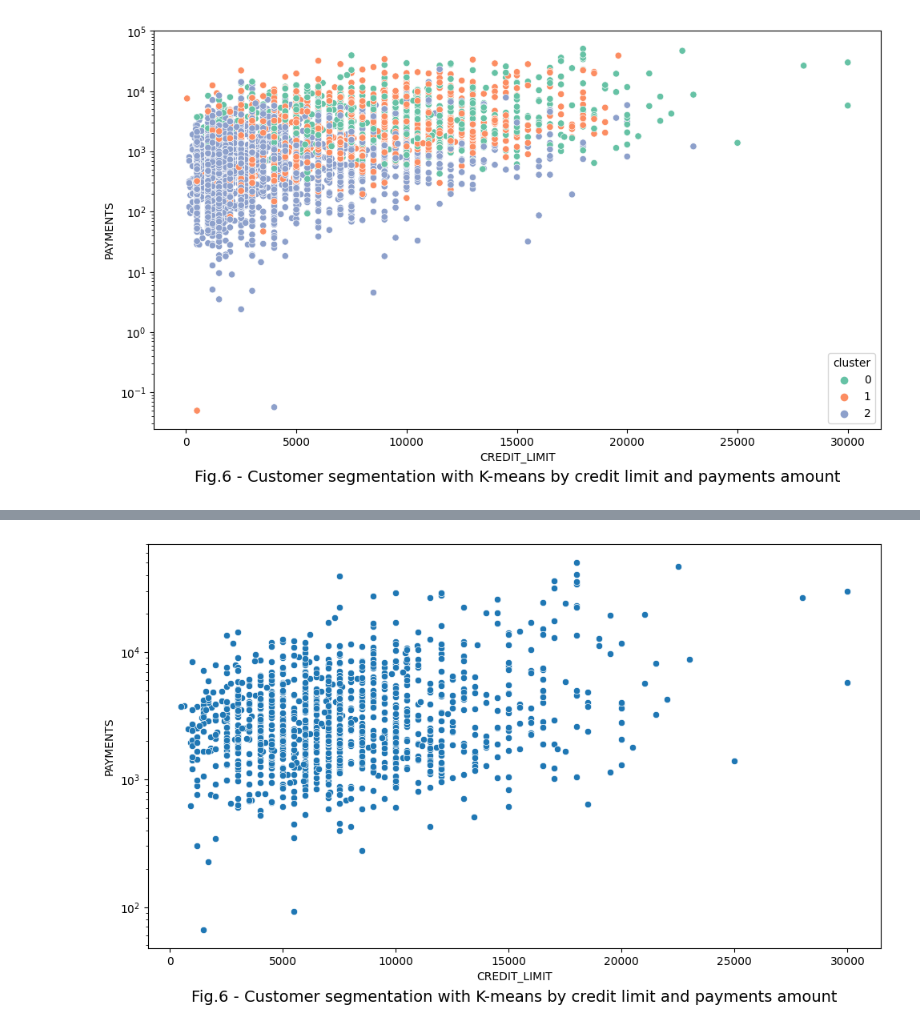
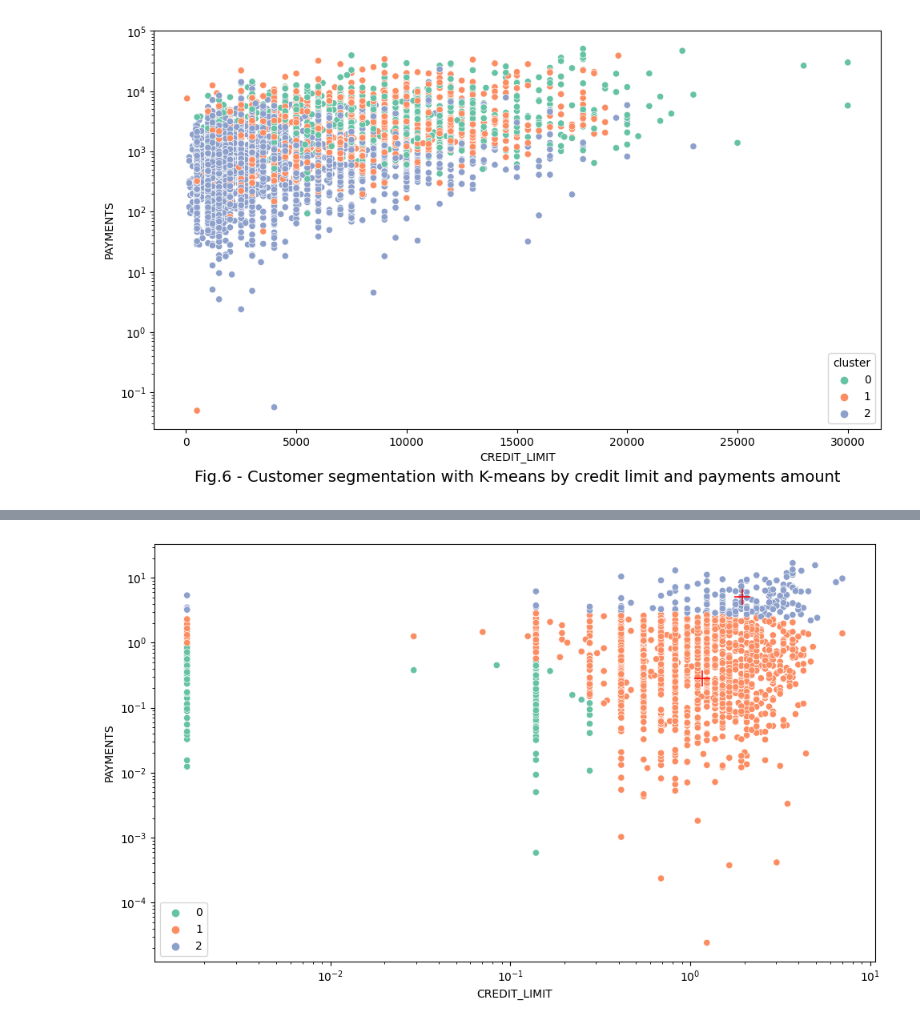
Before and after one commit to Alex1iv/customer_segmentation, a Jupyter notebook: notebooks/segmentation.ipynb, the cells around one changed output, grey strips where cells are left out. Saved outputs shown, nothing was run; the diff lists cells and outputs as text; code cells hidden in the pictures.

Commit message:
upd figures

```diff
--- a/notebooks/segmentation.ipynb
+++ b/notebooks/segmentation.ipynb
@@ -381,9 +449,20 @@ plt.tight_layout()
 # %%
-plot_counter = 6
-plt.figure(figsize=(10,6))
-fig = sns.scatterplot(data=data[data['cluster']==0], x='CREDIT_LIMIT', y='PAYMENTS' )#hue='cluster', palette="Set2";  size="TENURE", sizes=(20, 200),
-fig.set_yscale('log')
-fig.set_title(f'Fig.{plot_counter} - Customer segmentation with K-means by credit limit and payments amount', y=-0.15, size=14);
-plt.tight_layout()
+# kmeans = KMeans(n_clusters=3, n_init=10, random_state=42)
+# cols = ['CREDIT_LIMIT', 'PAYMENTS']
+# kmeans.fit(X_scaled[cols])
+# X_scaled.loc[:,'cluster'] = kmeans.labels_
+
+# # centroid
+# centroid = pd.DataFrame(kmeans.cluster_centers_, columns=['cen_x', 'cen_y'])
+
+# plot_counter = 6
+# plt.figure(figsize=(10,6))
+# fig = sns.scatterplot(data=X_scaled, x='CREDIT_LIMIT', y='PAYMENTS', hue='cluster', palette="Set2" )#, palette="Set2";  size="TENURE", sizes=(20, 200),
+# fig = sns.scatterplot(data=centroid, x='cen_x', y='cen_y', marker="+", c='r', s=200) ;
+
+# fig.set_yscale('log')
+# fig.set_xscale('log')
+# #fig.set_title(f'Fig.{plot_counter} - Customer segmentation with K-means by credit limit and payments amount', y=-0.15, size=14);
+# plt.tight_layout()
 # %% [output]
-[figure, old version]
+[figure, new version]
```
Also changed, not shown: parts of 16 cells of this notebook.
